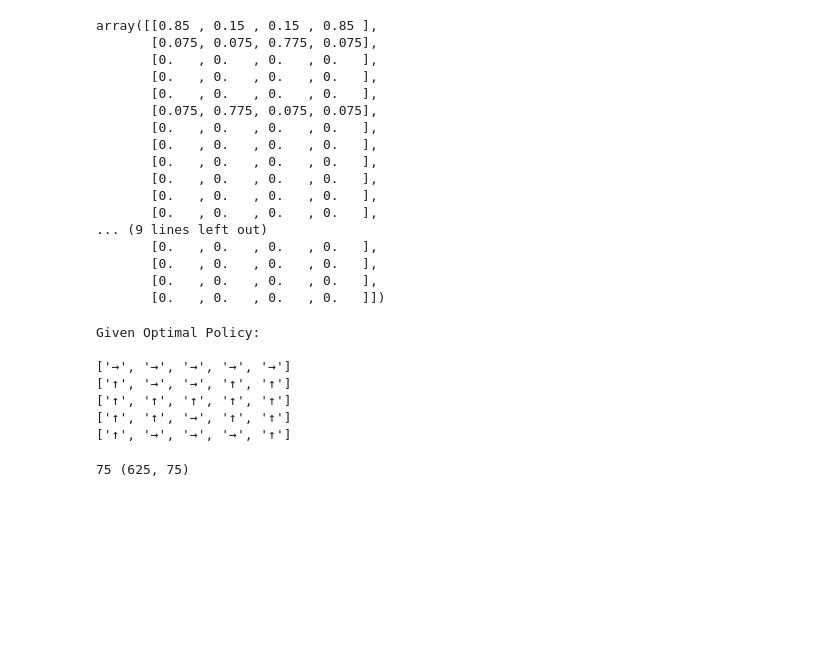
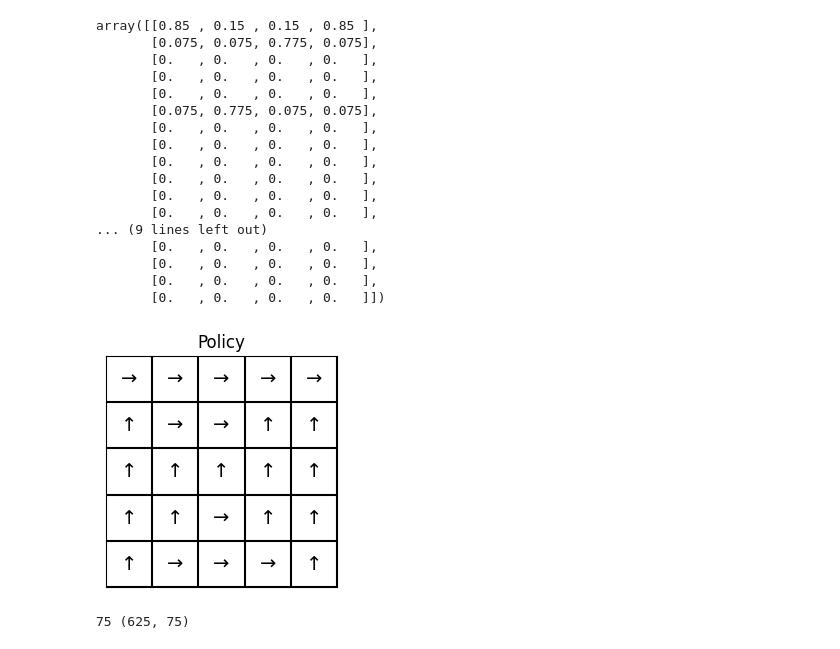
Before and after one commit to Shaz-5/IRL, a Jupyter notebook: Exp 1. Discrete Grid World/Grid_World_IRL_Linear_Programming.ipynb, the cells around one changed output. Saved outputs shown, nothing was run; the diff lists cells and outputs as text; code cells hidden in the pictures; blank space fills up the shorter version.

```diff
--- a/Exp 1. Discrete Grid World/Grid_World_IRL_Linear_Programming.ipynb
+++ b/Exp 1. Discrete Grid World/Grid_World_IRL_Linear_Programming.ipynb
@@ -235,38 +217,14 @@ array([[0.85 , 0.15 , 0.15 , 0.85 ],
 # %%
 # 'Given' optimal policy
 optimum_policy = [[2, 2, 2, 2, 2],
                  [3, 2, 2, 3, 3],
                  [3, 3, 3, 3, 3],
                  [3, 3, 2, 3, 3],
                  [3, 2, 2, 2, 3]]
 
-# Directional matrix of given optimal policy
-directional_matrix = []
-
-for i in range(5):
-    row = []
-    for j in range(5):
-        if optimum_policy[i][j] == 0:
-            row.append('\u2190')  # Left arrow
-        elif optimum_policy[i][j] == 1:
-            row.append('\u2193')  # Down arrow
-        elif optimum_policy[i][j] == 2:
-            row.append('\u2192')  # Right arrow
-        elif optimum_policy[i][j] == 3:
-            row.append('\u2191')  # Up arrow
-    directional_matrix.append(row)
-
-print('\nGiven Optimal Policy: \n')
-for row in directional_matrix:
-    print(row)
+trainer.plot_policy_directional_matrix(optimum_policy)
 # %% [output]
-Given Optimal Policy:
-
-['→', '→', '→', '→', '→']
-['↑', '→', '→', '↑', '↑']
-['↑', '↑', '↑', '↑', '↑']
-['↑', '↑', '→', '↑', '↑']
-['↑', '→', '→', '→', '↑']
+[figure, added]
 # %%
 from scipy.optimize import linprog    # for linear programming
 # %%
```
Also changed, not shown: parts of 8 cells of this notebook, 18 other files.
